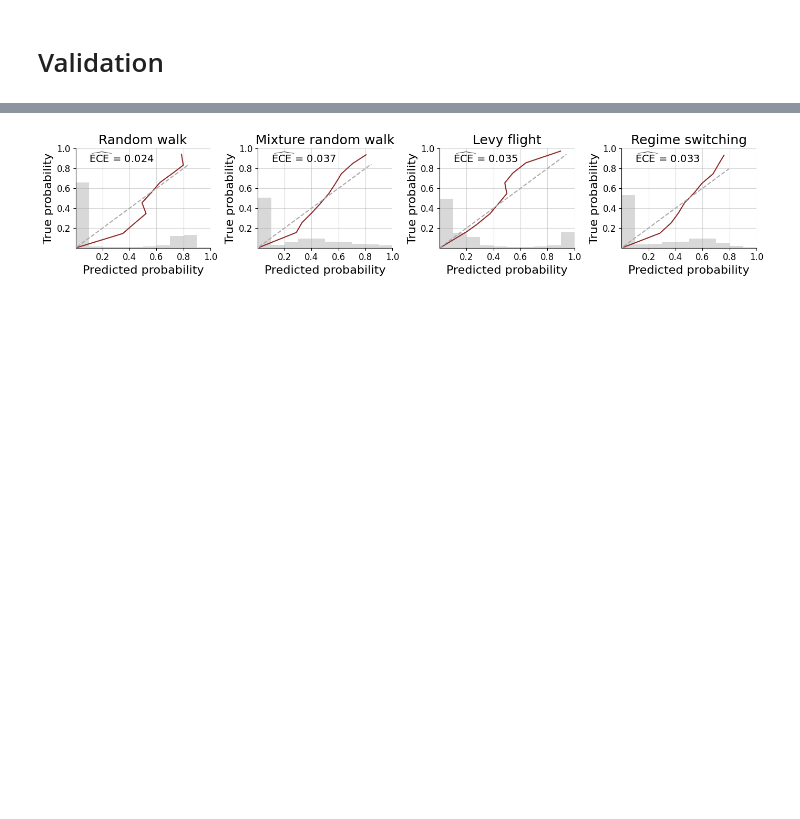
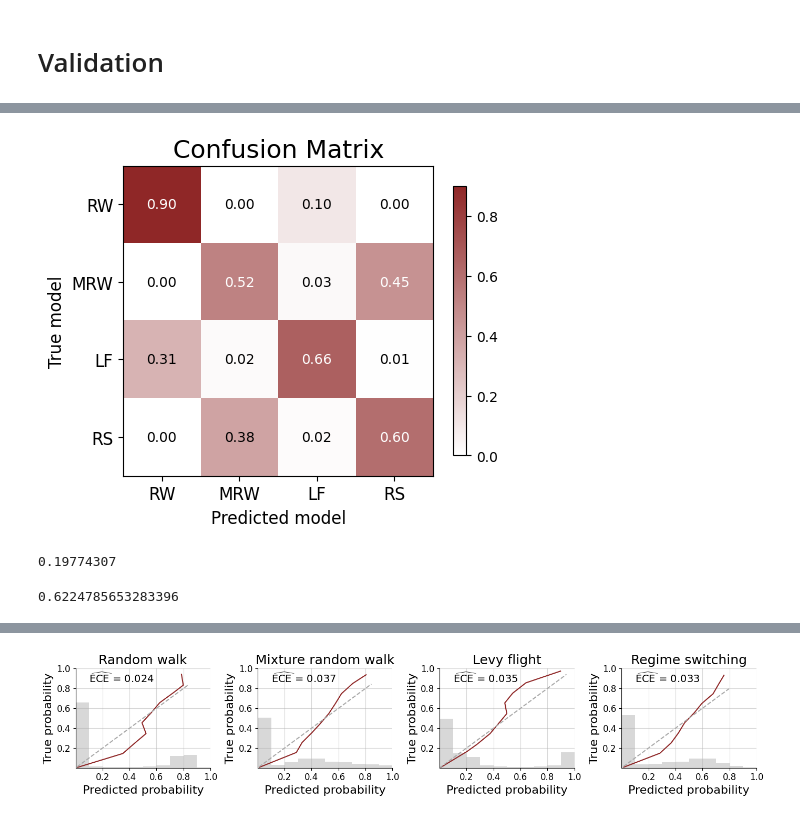
Before and after one commit to bayesflow-org/Non-Stationary-DDM-Validation, a Jupyter notebook: applications/model_comparison/notebooks/02_model_comparison.ipynb, the cells around one changed output, grey strips where cells are left out. Drawn from its saved outputs; the diff is of its cells as text; code cells hidden in the pictures; blank space fills up the shorter version.

```diff
--- a/applications/model_comparison/notebooks/02_model_comparison.ipynb
+++ b/applications/model_comparison/notebooks/02_model_comparison.ipynb
@@ -109,0 +112,17 @@ model_indices = tf.one_hot(np.tile(np.repeat([0, 1, 2, 3], 200), 50), 4)
+# %%
+confusion_matrix = beef.diagnostics.plot_confusion_matrix(
+    model_indices,
+    model_probs,
+    model_names=['RW', 'MRW', 'LF', 'RS']
+)
+# %% [output]
+[figure, added]
+# %%
+np.mean(abs(model_indices - model_probs))
+# %% [output]
+0.19774307
+# %%
+from sklearn.metrics import log_loss
+log_loss(model_indices, model_probs)
+# %% [output]
+0.6224785653283396
```
Also changed, not shown: parts of 43 cells of this notebook, 3 other files.
